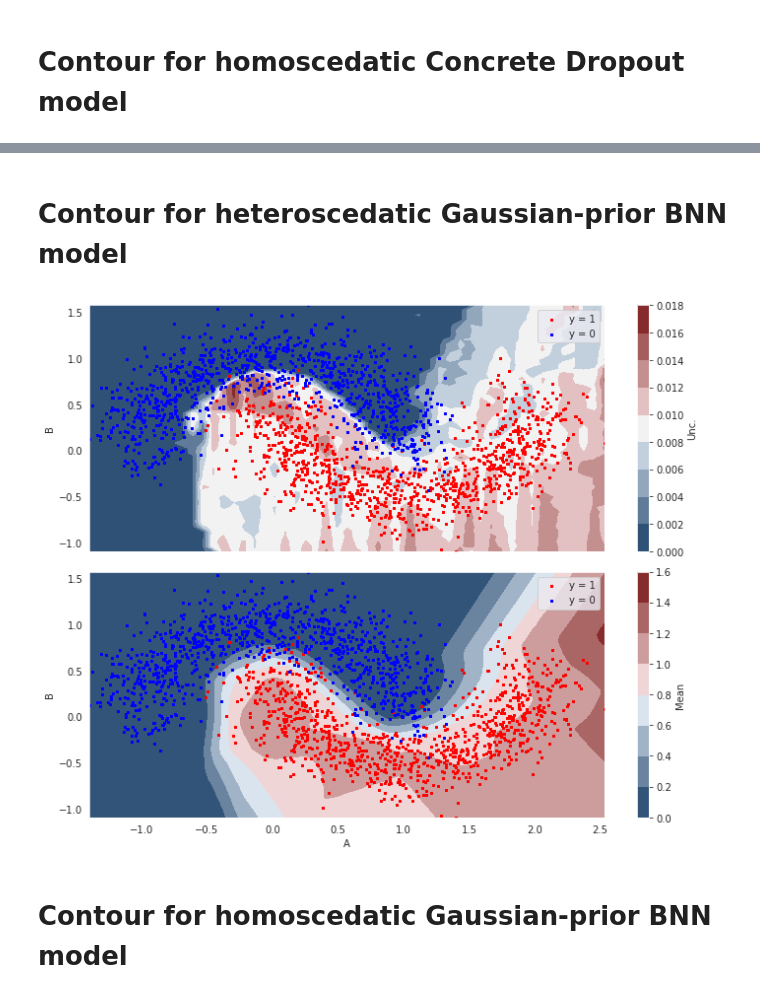
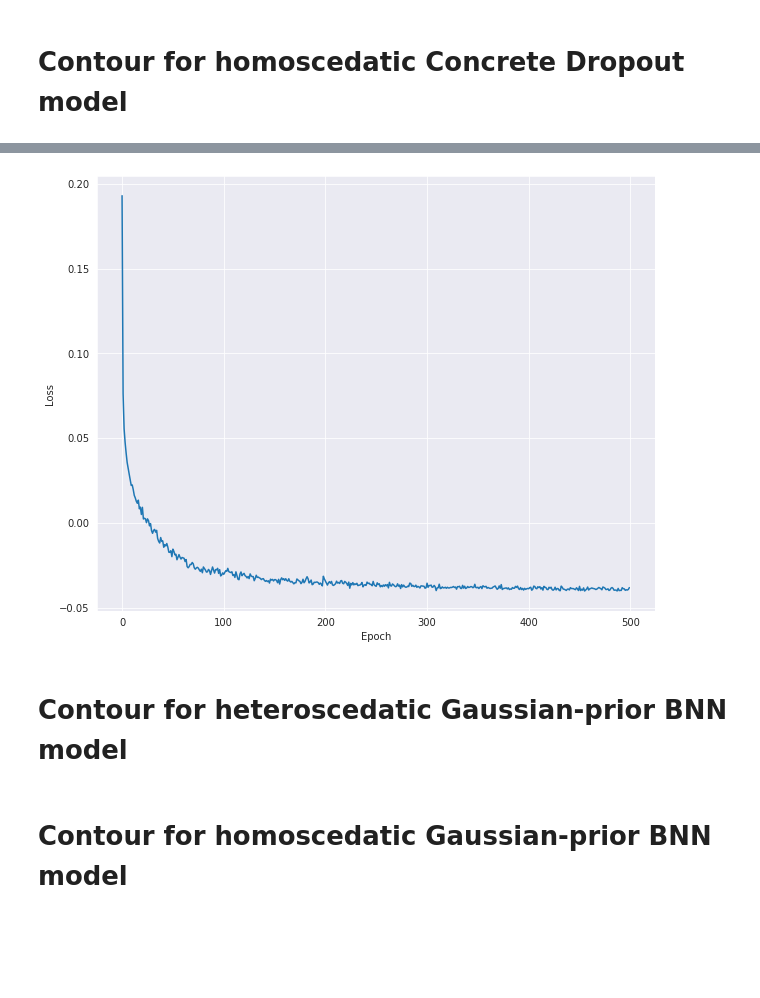
Before and after one commit to daniloefl/ConcreteDropoutTest, a Jupyter notebook: Concrete Dropout Test.ipynb, the cells around one changed output, grey strips where cells are left out. Drawn from its saved outputs; the diff is of its cells as text; code cells hidden in the pictures; blank space fills up the shorter version.

```diff
--- a/Concrete Dropout Test.ipynb
+++ b/Concrete Dropout Test.ipynb
@@ -395,6 +395,14 @@ def plot_contour(model, x, y, getFunction):
     fig.subplots_adjust(hspace = 0)
     fig.tight_layout()
     plt.show()
+# %%
+def plot_loss(h):
+    fig = plt.figure(figsize=(10,8))
+    plt.plot(range(len(h.history['loss'])), h.history['loss'])
+    plt.title('')
+    plt.xlabel('Epoch')
+    plt.ylabel('Loss')
+    plt.show()
 # %% [markdown]
 # Countour for heteroscedatic Concrete Dropout model
 # %%
@@ -410,9 +416,11 @@ plot_contour(homo_model, x_test, y_test, getFunction = getMeanStd)
+# %%
+plot_loss(homo_model_h)
+# %% [output]
+[figure, added]
 # %% [markdown]
 # Contour for heteroscedatic Gaussian-prior BNN model
 # %%
-plot_contour(hetero_model_bnn, x_test, y_test, getFunction = getMeanStdBNN)
+#plot_contour(hetero_model_bnn, x_test, y_test, getFunction = getMeanStdBNN)
-# %% [output]
-[figure, removed]
 # %% [markdown]
 # Contour for homoscedatic Gaussian-prior BNN model
 # %%
```
Also changed, not shown: parts of 9 cells of this notebook, 1 other file.
